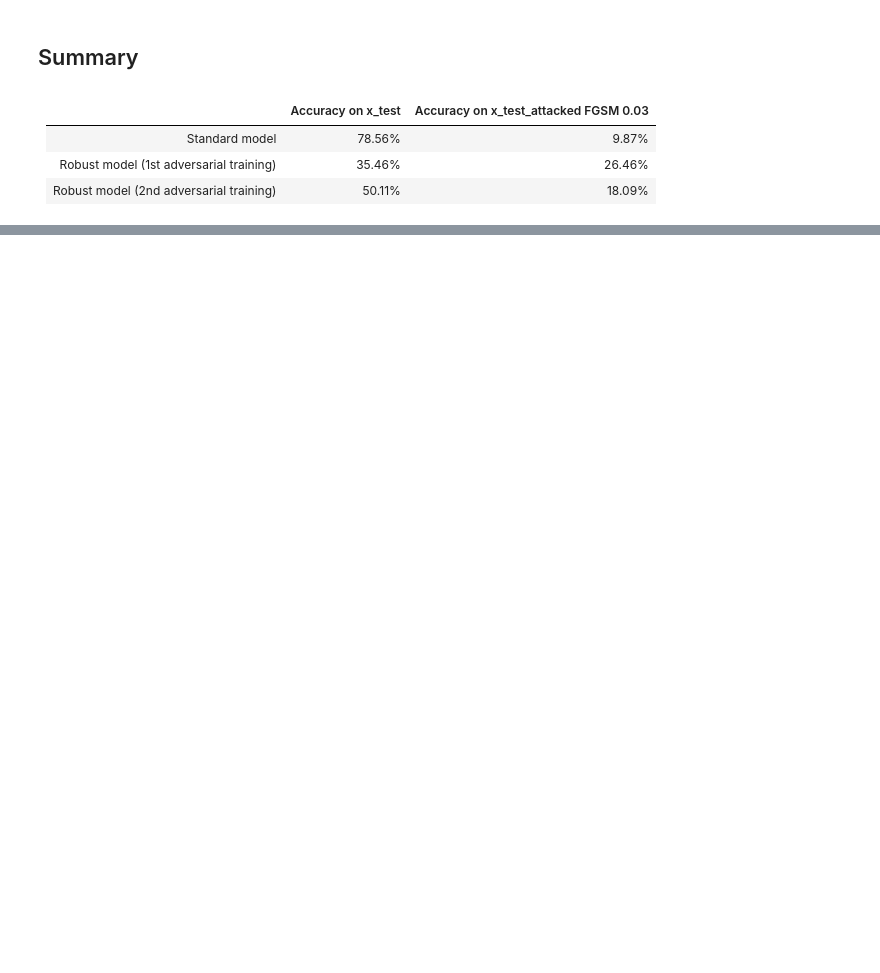
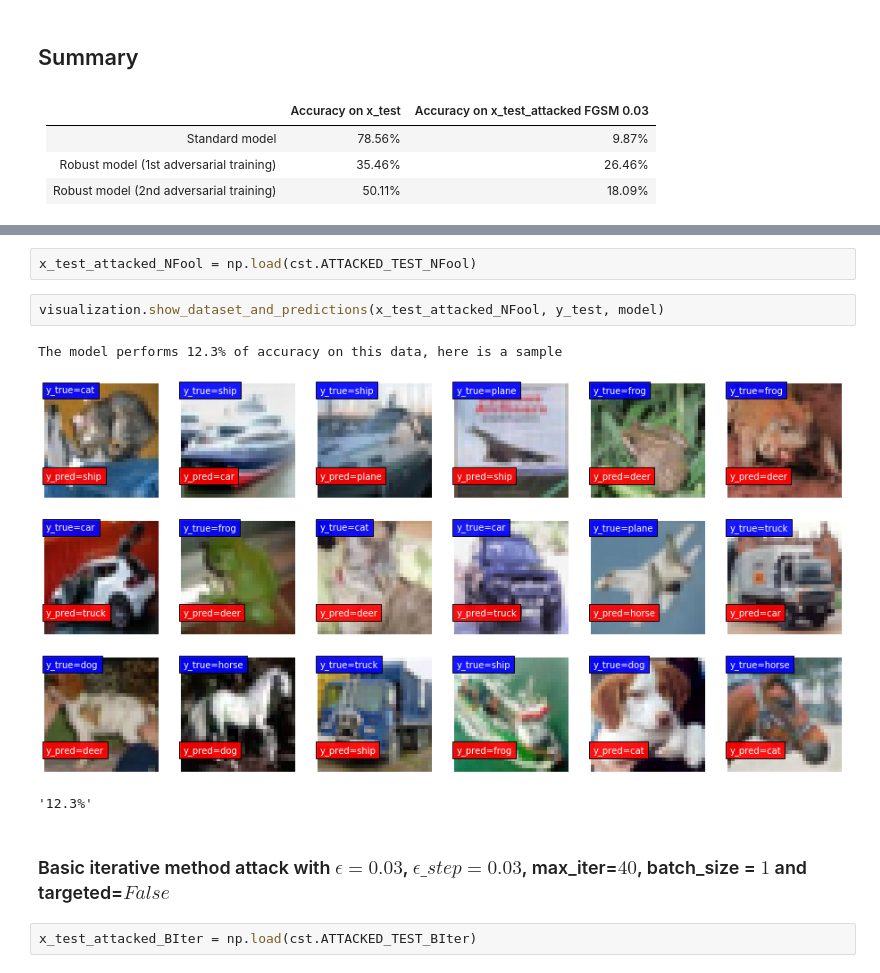
Before and after one commit to brash6/adversarial_attack_image_classif, a Jupyter notebook: Adversarial_Attacks_Project_Summary.ipynb, the cells around one changed output, grey strips where cells are left out. Drawn from its saved outputs; the diff is of its cells as text; blank space fills up the shorter version.

```diff
--- a/Adversarial_Attacks_Project_Summary.ipynb
+++ b/Adversarial_Attacks_Project_Summary.ipynb
@@ -226,0 +258,12 @@ visualization.show_dataset_and_predictions(x_test_attacked_robust_rand_FGSM, y_t
+# %%
+x_test_attacked_NFool = np.load(cst.ATTACKED_TEST_NFool)
+# %%
+visualization.show_dataset_and_predictions(x_test_attacked_NFool, y_test, model)
+# %% [output]
+The model performs 12.3% of accuracy on this data, here is a sample
+[figure, added]
+'12.3%'
+# %% [markdown]
+### Basic iterative method attack with $\epsilon=0.03$, $\epsilon\_step = 0.03$, max_iter=$40$, batch_size = $1$ and targeted=$False$
+# %%
+x_test_attacked_BIter = np.load(cst.ATTACKED_TEST_BIter)
```
Also changed, not shown: parts of 33 cells of this notebook, 6 other files.
